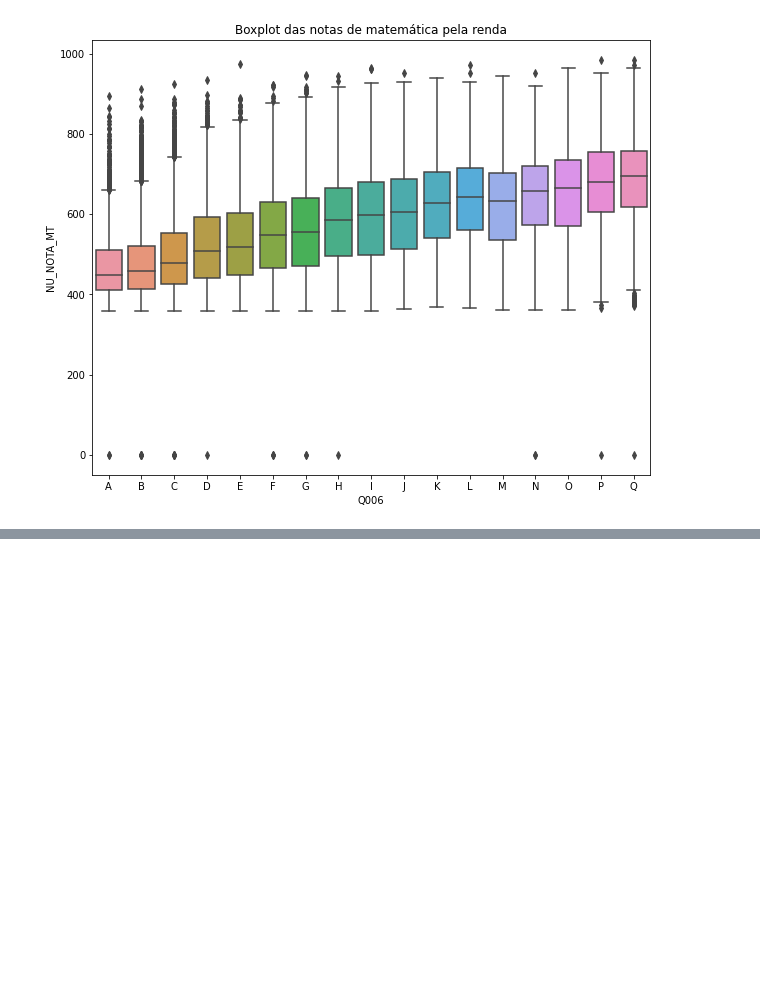
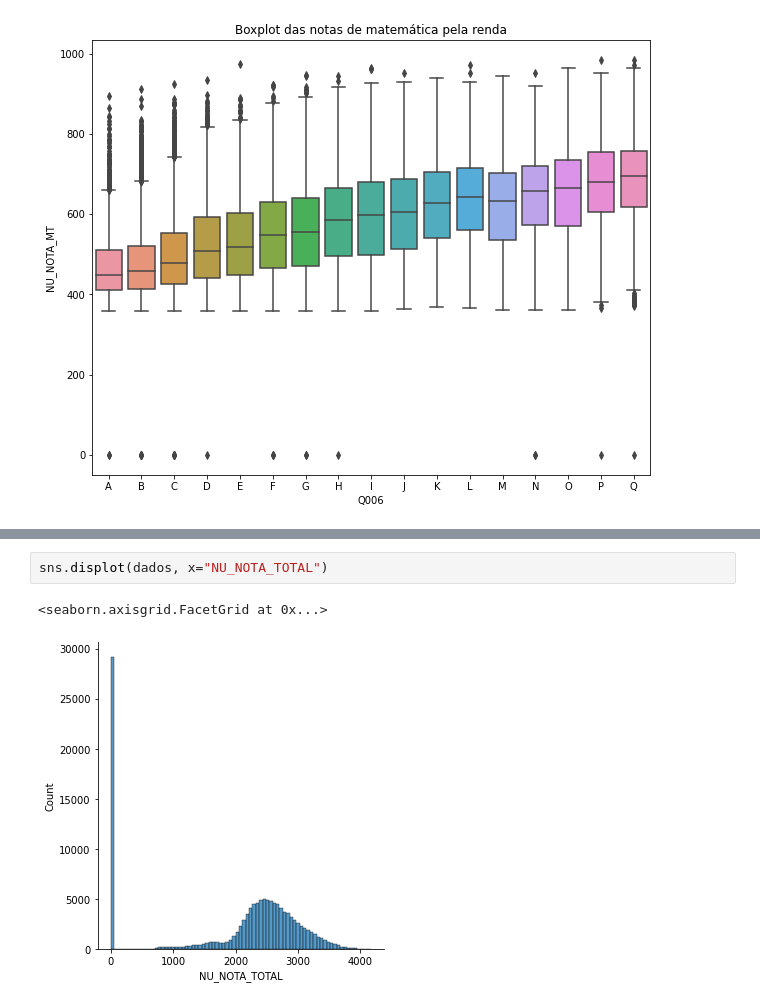
Before and after one commit to emys-alb/ImersaoDados, a Jupyter notebook: ImersaoDados.ipynb, the cells around one changed output, grey strips where cells are left out. Cells and saved outputs as stored; diff of their text form; blank space fills up the shorter version.

```diff
--- a/ImersaoDados.ipynb
+++ b/ImersaoDados.ipynb
@@ -243,0 +253,5 @@ Text(0.5, 1.0, 'Boxplot das notas de matemática pela renda')
+# %%
+sns.displot(dados, x="NU_NOTA_TOTAL")
+# %% [output]
+<seaborn.axisgrid.FacetGrid at 0x...>
+[figure, added]
```
Also changed, not shown: parts of 6 cells of this notebook.
